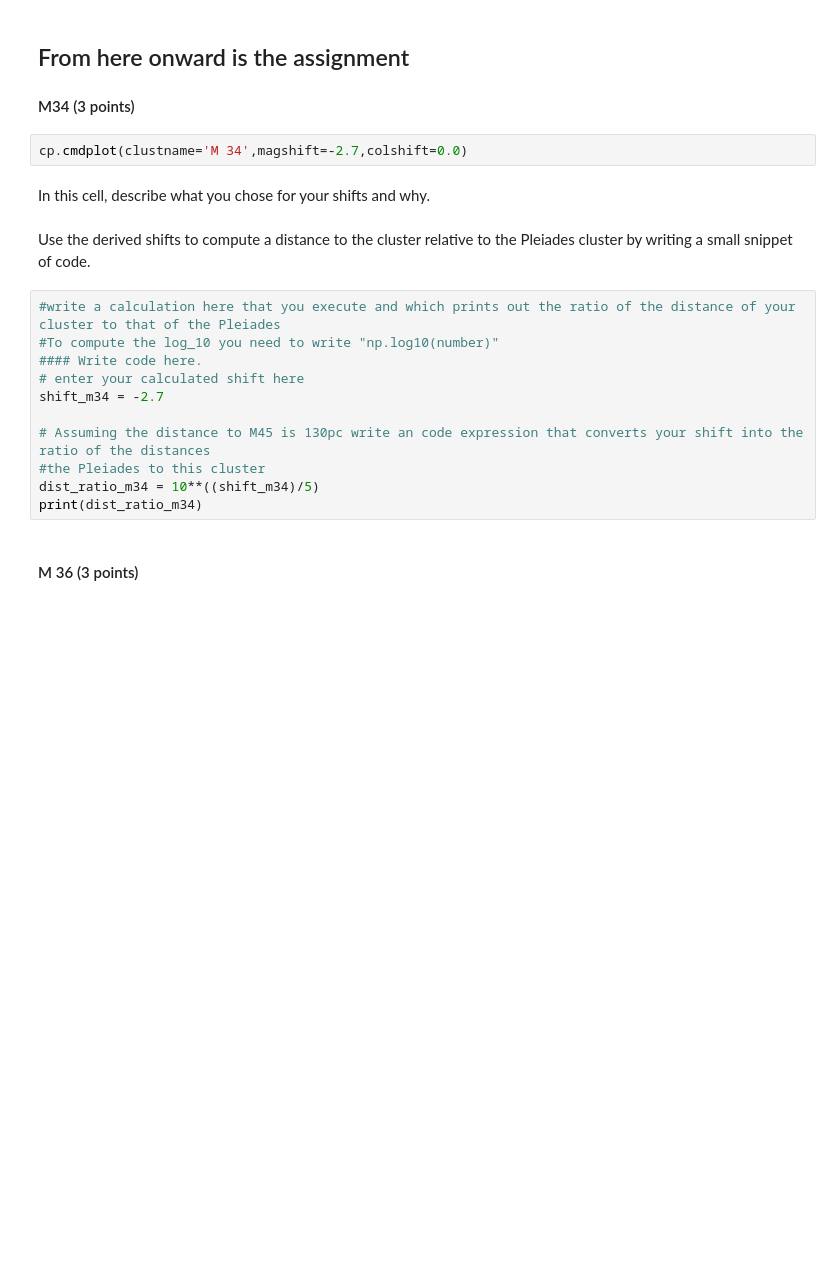
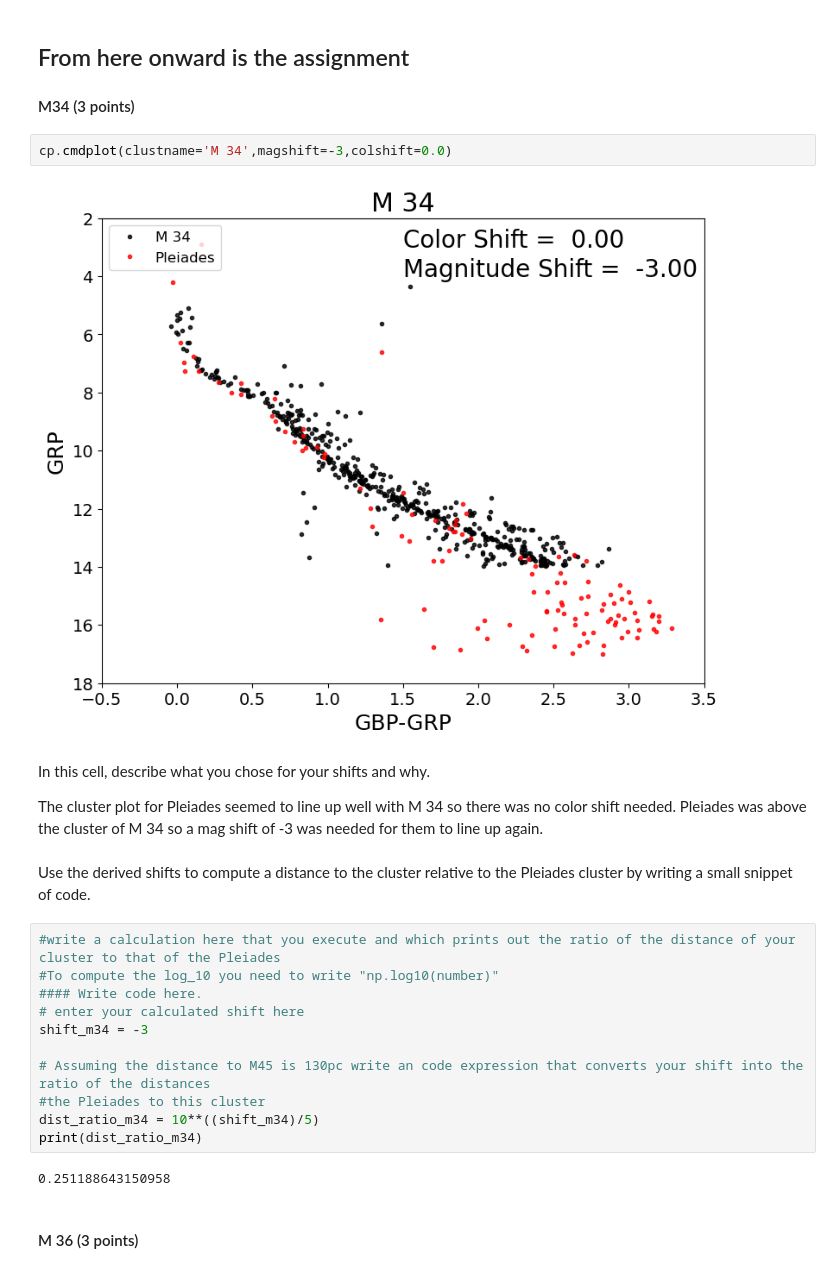
Before and after one commit to juliawmv/CMD_distmod_student, a Jupyter notebook: notebooks_cluster_plot_student.ipynb, the cells around one changed output. Saved outputs shown, nothing was run; the diff lists cells and outputs as text; blank space fills up the shorter version.

```diff
--- a/notebooks_cluster_plot_student.ipynb
+++ b/notebooks_cluster_plot_student.ipynb
@@ -39,9 +39,13 @@ warnings.filterwarnings('ignore')
 
 #### M34 (3 points)
 # %%
-cp.cmdplot(clustname='M 34',magshift=-2.7,colshift=0.0)
+cp.cmdplot(clustname='M 34',magshift=-3,colshift=0.0)
+# %% [output]
+[figure, added]
-# %% [markdown]
-In this cell, describe what you chose for your shifts and why.
+# %% [markdown]
+In this cell, describe what you chose for your shifts and why.
+
+The cluster plot for Pleiades seemed to line up well with M 34 so there was no color shift needed. Pleiades was above the cluster of M 34 so a mag shift of -3 was needed for them to line up again.
 # %% [markdown]
 Use the derived shifts to compute a distance to the cluster relative to the Pleiades cluster by writing a small snippet of code.
 # %%
@@ -49,12 +53,14 @@ Use the derived shifts to compute a distance to the cluster relative to the Plei
 #To compute the log_10 you need to write "np.log10(number)"
 #### Write code here.
 # enter your calculated shift here
-shift_m34 = -2.7
+shift_m34 = -3
 
 # Assuming the distance to M45 is 130pc write an code expression that converts your shift into the ratio of the distances
 #the Pleiades to this cluster
 dist_ratio_m34 = 10**((shift_m34)/5)
 print(dist_ratio_m34)
+# %% [output]
+0.251188643150958
 # %% [markdown]
 #### M 36 (3 points)
 # %%
```
Also changed, not shown: parts of 17 cells of this notebook.
